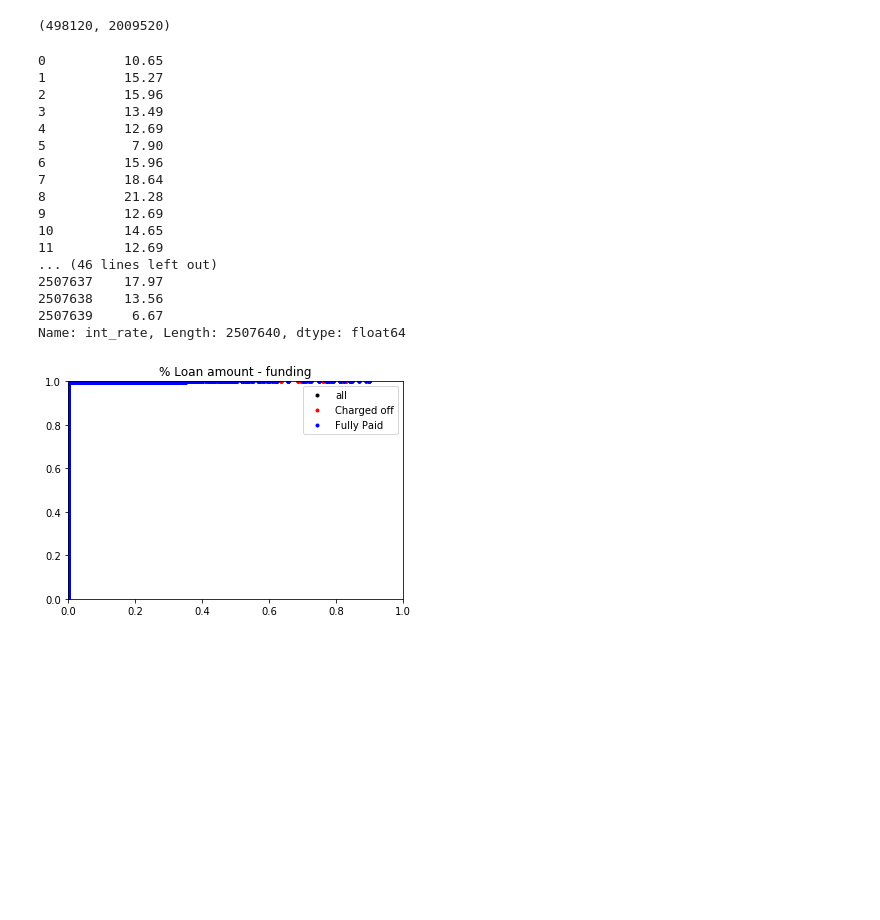
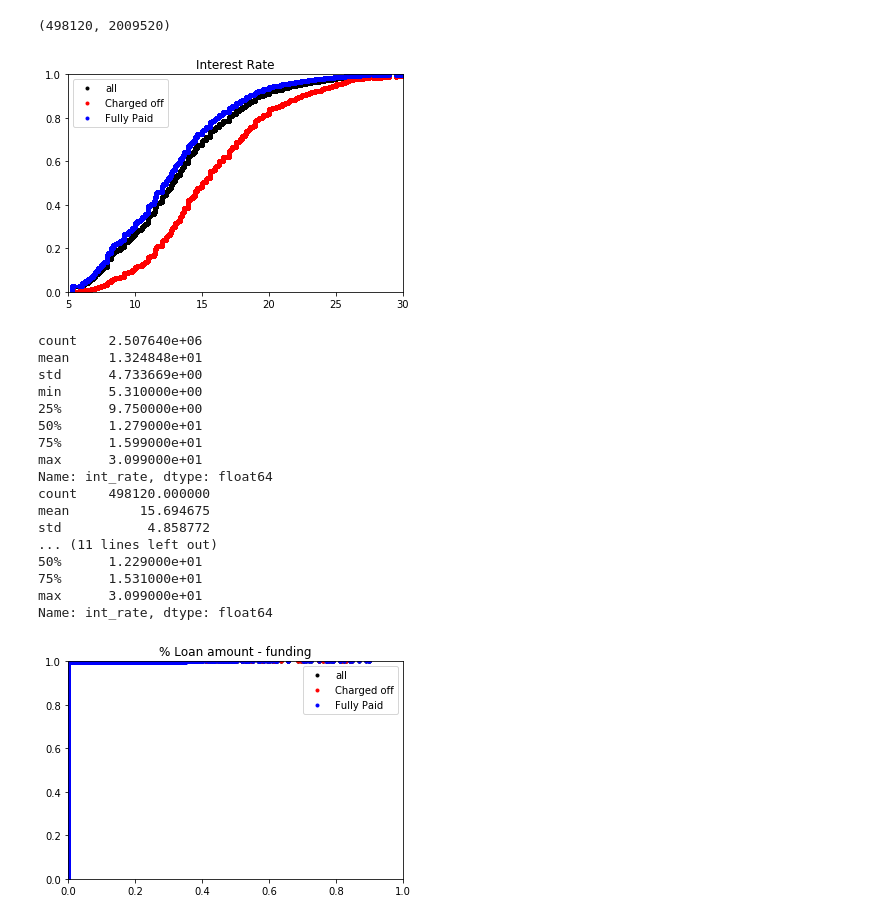
Before and after one commit to georgelee144/lending_club, a Jupyter notebook: loan_data cleaning and stats.ipynb, the cells around one changed output. Saved outputs shown, nothing was run; the diff lists cells and outputs as text; code cells hidden in the pictures; blank space fills up the shorter version.

```diff
--- a/loan_data cleaning and stats.ipynb
+++ b/loan_data cleaning and stats.ipynb
@@ -73,26 +73,41 @@ len(df_bad),len(df_pass)
 (498120, 2009520)
 # %%
 df.int_rate = df.int_rate.apply(lambda interest: interest[0:len(interest)-1]).astype('float64')
-# %%
-df.int_rate
-# %% [output]
-0          10.65
-1          15.27
-2          15.96
-3          13.49
-4          12.69
-5           7.90
-6          15.96
-7          18.64
-8          21.28
-9          12.69
-10         14.65
-11         12.69
-... (46 lines left out)
-2507637    17.97
-2507638    13.56
-2507639     6.67
-Name: int_rate, Length: 2507640, dtype: float64
+# %%
+df_x,df_y = ecdf(df.int_rate)
+df_bad_x,df_bad_y = ecdf(df.loc[df.loan_status==0].int_rate)
+df_pass_x,df_pass_y = ecdf(df.loc[df.loan_status==1].int_rate)
+
+plt.plot(df_x,df_y,marker='.',linestyle='none',color='black',label='all')
+plt.plot(df_bad_x,df_bad_y,marker='.',linestyle='none',color='red',label='Charged off')
+plt.plot(df_pass_x,df_pass_y,marker='.',linestyle='none',color='blue',label='Fully Paid')
+plt.axis([5, 30, 0, 1])
+plt.title('Interest Rate')
+plt.legend(loc='best')
+plt.show()
+
+print(df.int_rate.describe())
+print(df.loc[df.loan_status==0].int_rate.describe())
+print(df.loc[df.loan_status==1].int_rate.describe())
+# %% [output]
+[figure, added]
+count    2.507640e+06
+mean     1.324848e+01
+std      4.733669e+00
+min      5.310000e+00
+25%      9.750000e+00
+50%      1.279000e+01
+75%      1.599000e+01
+max      3.099000e+01
+Name: int_rate, dtype: float64
+count    498120.000000
+mean         15.694675
+std           4.858772
+... (11 lines left out)
+50%      1.229000e+01
+75%      1.531000e+01
+max      3.099000e+01
+Name: int_rate, dtype: float64
 # %%
 df_x,df_y = ecdf(df.difference_asked)
 df_bad_x,df_bad_y = ecdf(df.loc[df.loan_status==0].difference_asked)
```
Also changed, not shown: parts of 15 cells of this notebook.
